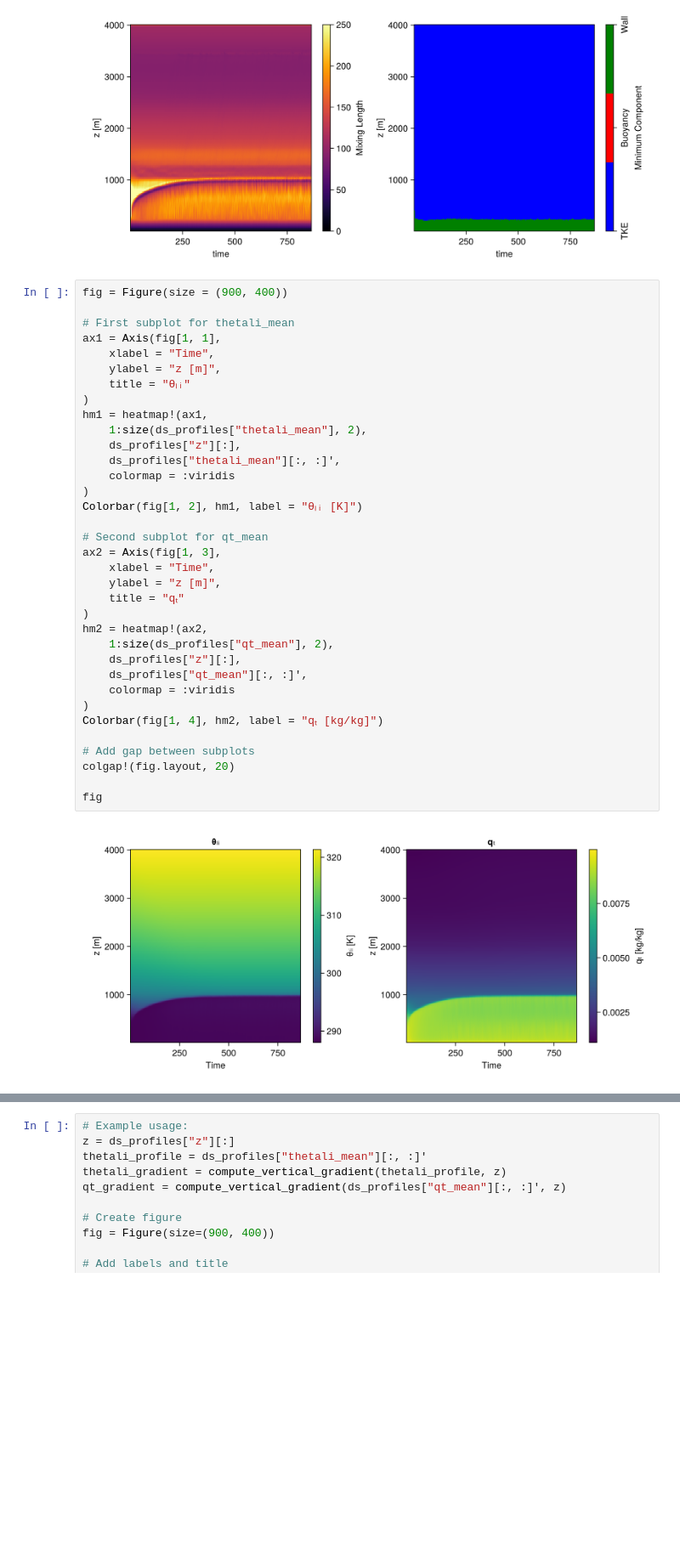
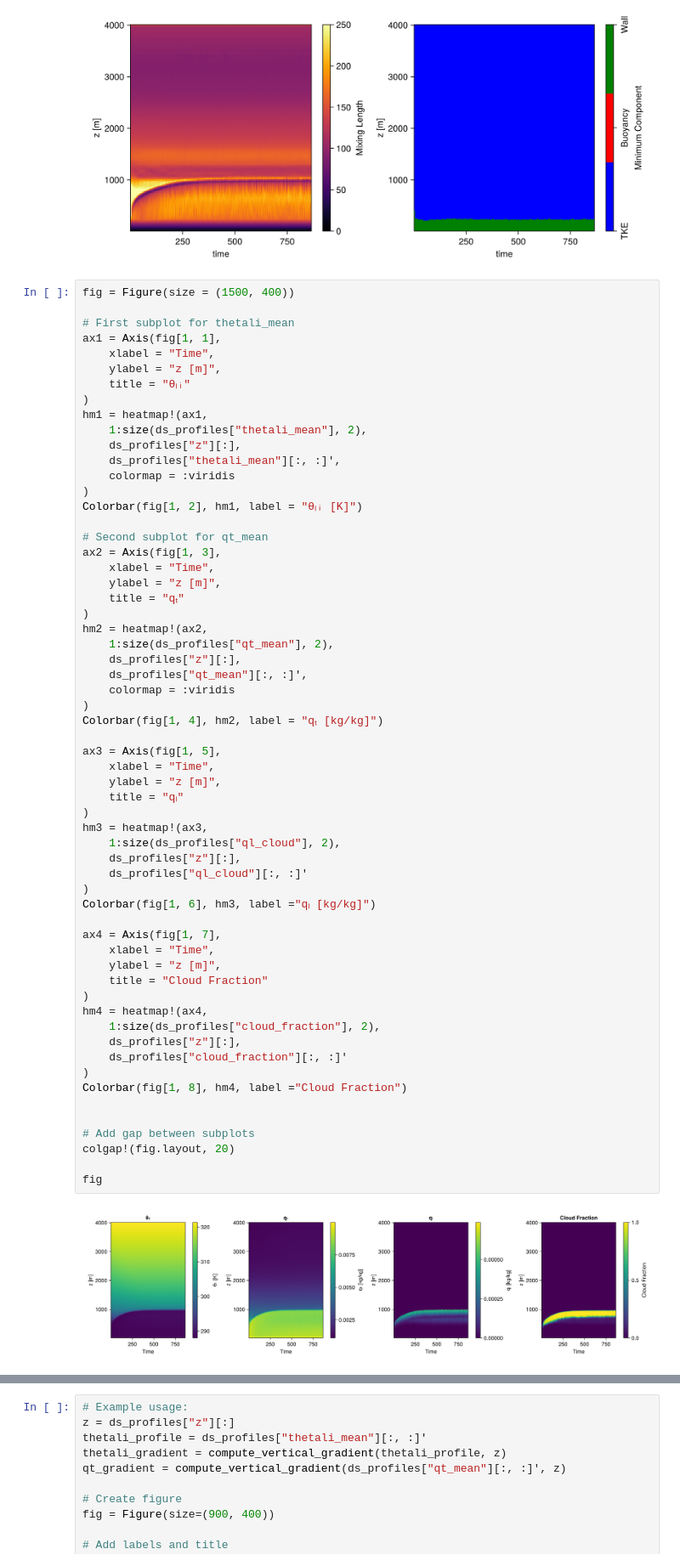
Before and after one commit to Julians42/CloudFractionClosure, a Jupyter notebook: mixing_length_ca.ipynb, the cells around one changed output, grey strips where cells are left out. Shown at 85% size. Cells and saved outputs as stored; diff of their text form; blank space fills up the shorter version.

```diff
--- a/mixing_length_ca.ipynb
+++ b/mixing_length_ca.ipynb
@@ -220,7 +219,7 @@ fig
 # %% [output]
 [figure]
 # %%
-fig = Figure(size = (900, 400))
+fig = Figure(size = (1500, 400))
 
 # First subplot for thetali_mean
 ax1 = Axis(fig[1, 1],
@@ -228,31 +227,56 @@ ax1 = Axis(fig[1, 1],
     ylabel = "z [m]",
     title = "θₗᵢ"
 )
 hm1 = heatmap!(ax1,
     1:size(ds_profiles["thetali_mean"], 2),
     ds_profiles["z"][:],
     ds_profiles["thetali_mean"][:, :]',
     colormap = :viridis
 )
 Colorbar(fig[1, 2], hm1, label = "θₗᵢ [K]")
 
 # Second subplot for qt_mean
 ax2 = Axis(fig[1, 3],
     xlabel = "Time",
     ylabel = "z [m]",
     title = "qₜ"
 )
 hm2 = heatmap!(ax2,
     1:size(ds_profiles["qt_mean"], 2),
     ds_profiles["z"][:],
     ds_profiles["qt_mean"][:, :]',
     colormap = :viridis
 )
 Colorbar(fig[1, 4], hm2, label = "qₜ [kg/kg]")
 
+ax3 = Axis(fig[1, 5],
+    xlabel = "Time",
+    ylabel = "z [m]",
+    title = "qₗ"
+)
+hm3 = heatmap!(ax3,
+    1:size(ds_profiles["ql_cloud"], 2),
+    ds_profiles["z"][:],
+    ds_profiles["ql_cloud"][:, :]'
+)
+Colorbar(fig[1, 6], hm3, label ="qₗ [kg/kg]")
+
+ax4 = Axis(fig[1, 7],
+    xlabel = "Time",
+    ylabel = "z [m]",
+    title = "Cloud Fraction"
+)
+hm4 = heatmap!(ax4,
+    1:size(ds_profiles["cloud_fraction"], 2),
+    ds_profiles["z"][:],
+    ds_profiles["cloud_fraction"][:, :]'
+)
+Colorbar(fig[1, 8], hm4, label ="Cloud Fraction")
+
+
 # Add gap between subplots
 colgap!(fig.layout, 20)
 
 fig
 # %% [output]
-[figure, old version]
+[figure, new version]
```
Also changed, not shown: parts of 3 cells of this notebook, 7 other files.
